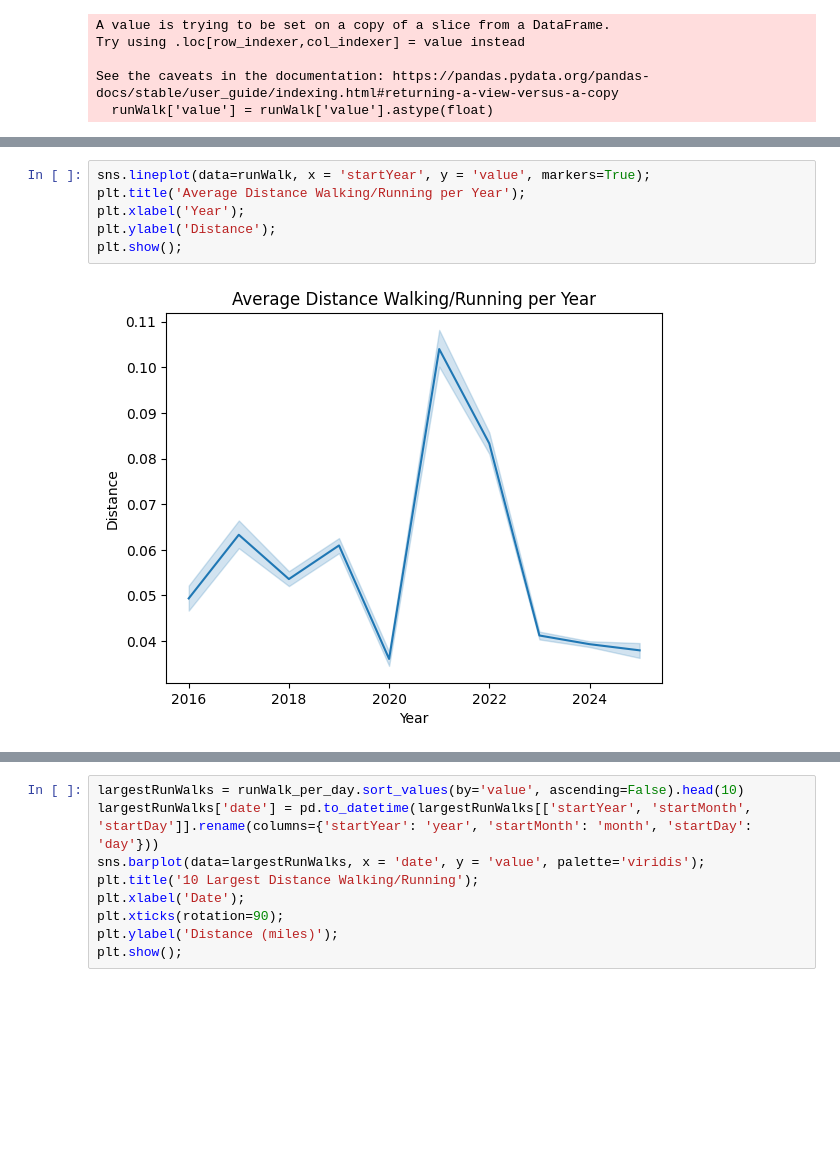
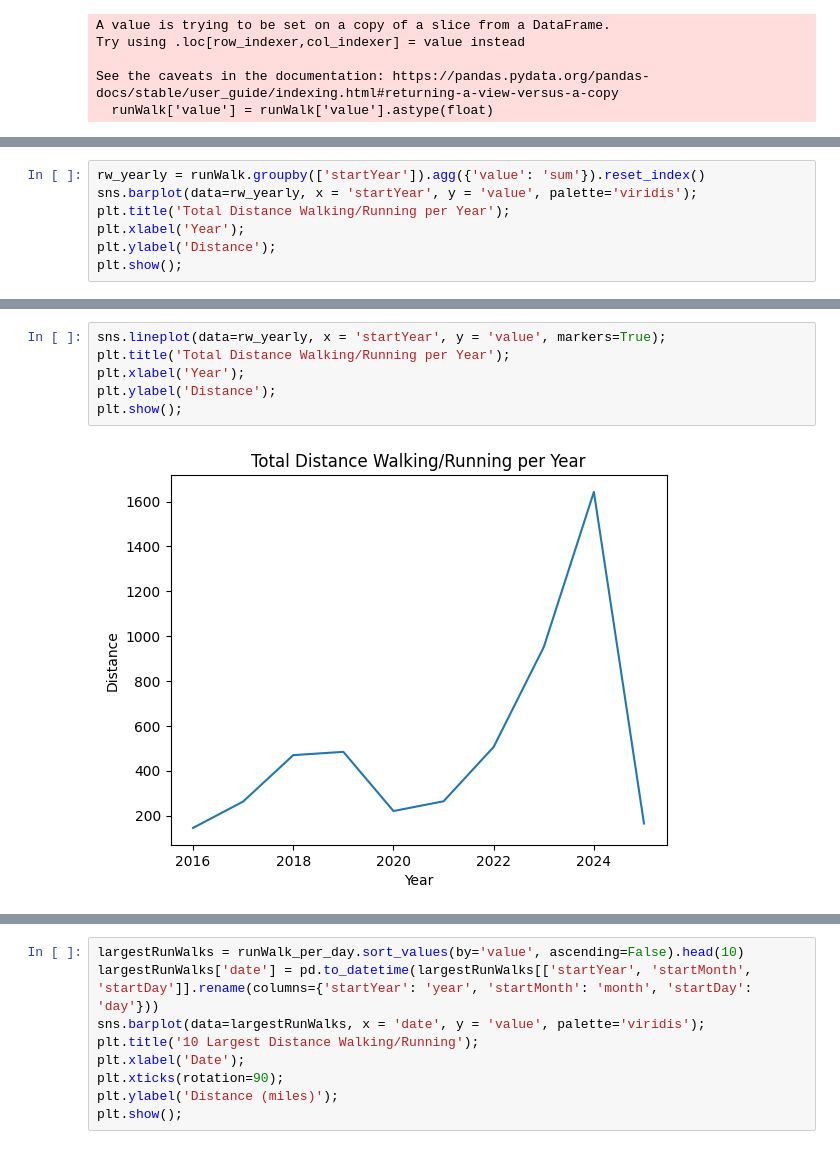
Before and after one commit to YomnaElmousalami/AppleHealthData_Analysis, a Jupyter notebook: Analyze_Sis_health_Data.ipynb, the cells around one changed output, grey strips where cells are left out. Cells and saved outputs as stored; diff of their text form; blank space fills up the shorter version.

```diff
--- a/Analyze_Sis_health_Data.ipynb
+++ b/Analyze_Sis_health_Data.ipynb
@@ -1525,0 +1567,7 @@ See the caveats in the documentation: https://pandas.pydata.org/pandas-docs/stab
+# %%
+rw_yearly = runWalk.groupby(['startYear']).agg({'value': 'sum'}).reset_index()
+sns.barplot(data=rw_yearly, x = 'startYear', y = 'value', palette='viridis');
+plt.title('Total Distance Walking/Running per Year');
+plt.xlabel('Year');
+plt.ylabel('Distance');
+plt.show();
@@ -1526,8 +1579,8 @@ See the caveats in the documentation: https://pandas.pydata.org/pandas-docs/stab
 # %%
-sns.lineplot(data=runWalk, x = 'startYear', y = 'value', markers=True);
-plt.title('Average Distance Walking/Running per Year');
+sns.lineplot(data=rw_yearly, x = 'startYear', y = 'value', markers=True);
+plt.title('Total Distance Walking/Running per Year');
 plt.xlabel('Year');
 plt.ylabel('Distance');
 plt.show();
 # %% [output]
-[figure, old version]
+[figure, new version]
```
Also changed, not shown: parts of 69 cells of this notebook.
